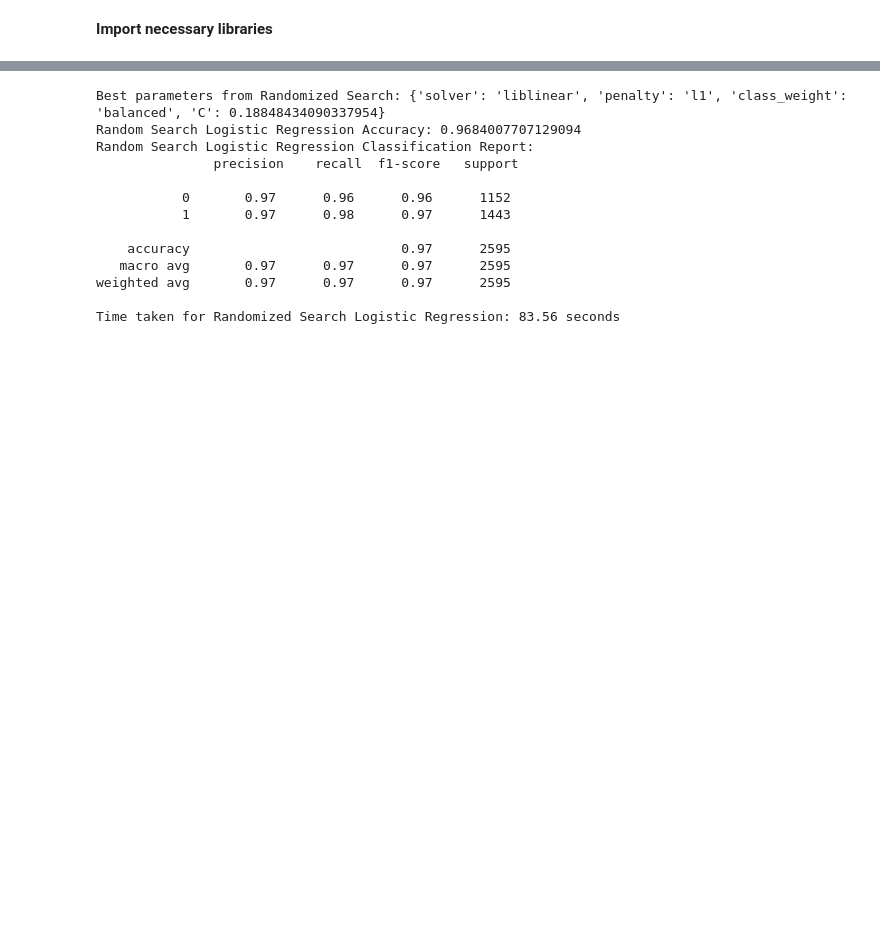
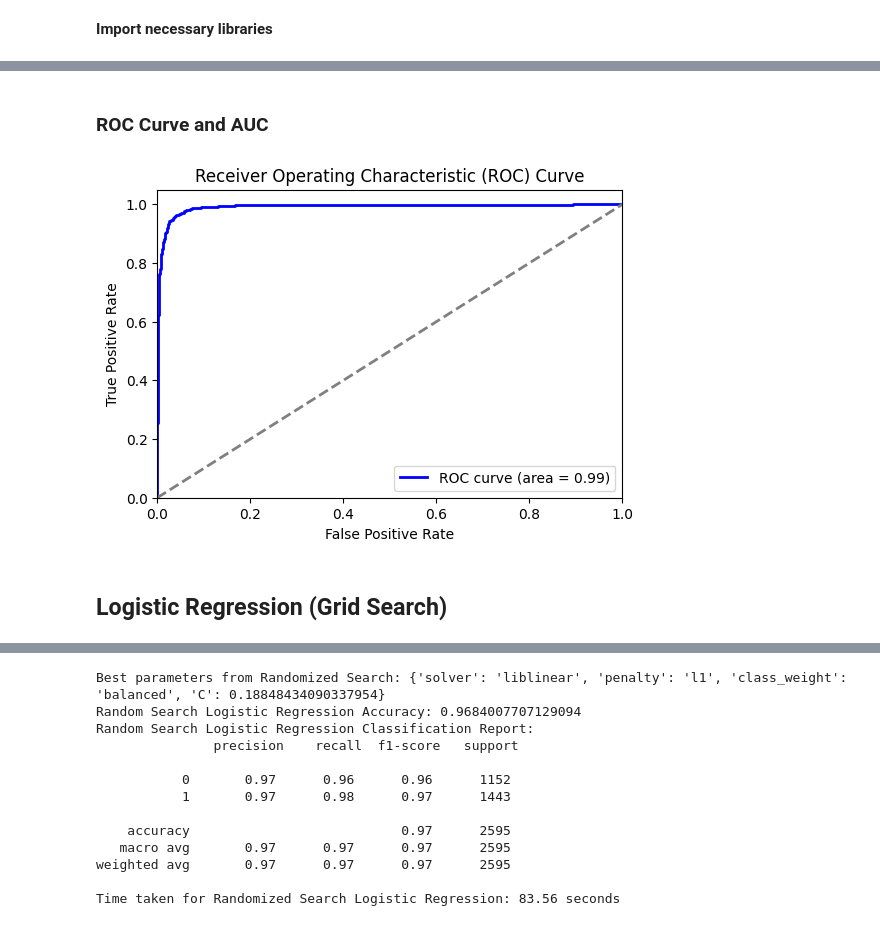
Before and after one commit to rahulmk8055/AI-vs-Human-Text-Classification, a Jupyter notebook: classical_MachineLearning.ipynb, the cells around one changed output, grey strips where cells are left out. Cells and saved outputs as stored; diff of their text form; code cells hidden in the pictures; blank space fills up the shorter version.

```diff
--- a/classical_MachineLearning.ipynb
+++ b/classical_MachineLearning.ipynb
@@ -600,0 +681,29 @@ Time taken for Standard Logistic Regression: 0.19 seconds
+# %% [markdown]
+### **ROC Curve and AUC**
+# %%
+from sklearn.metrics import roc_curve, roc_auc_score
+
+# Calculate the probabilities for the positive class
+y_prob = model.predict_proba(X_test)[:, 1]
+
+# Compute the False Positive Rate (FPR) and True Positive Rate (TPR) for different threshold values
+fpr, tpr, thresholds = roc_curve(y_test, y_prob)
+
+# Compute the Area Under the ROC Curve (AUC) to summarize the model's performance
+roc_auc = roc_auc_score(y_test, y_prob)
+
+# Plot the ROC curve
+plt.figure(figsize=(6, 4))
+plt.plot(fpr, tpr, color='blue', lw=2, label=f'ROC curve (area = {roc_auc:.2f})')
+plt.plot([0, 1], [0, 1], color='grey', lw=2, linestyle='--')
+plt.xlim([0.0, 1.0])
+plt.ylim([0.0, 1.05])
+plt.xlabel('False Positive Rate')
+plt.ylabel('True Positive Rate')
+plt.title('Receiver Operating Characteristic (ROC) Curve')
+plt.legend(loc="lower right")
+plt.show()
+# %% [output]
+[figure, added]
+# %% [markdown]
+## **Logistic Regression (Grid Search)**
```
Also changed, not shown: parts of 96 cells of this notebook.
